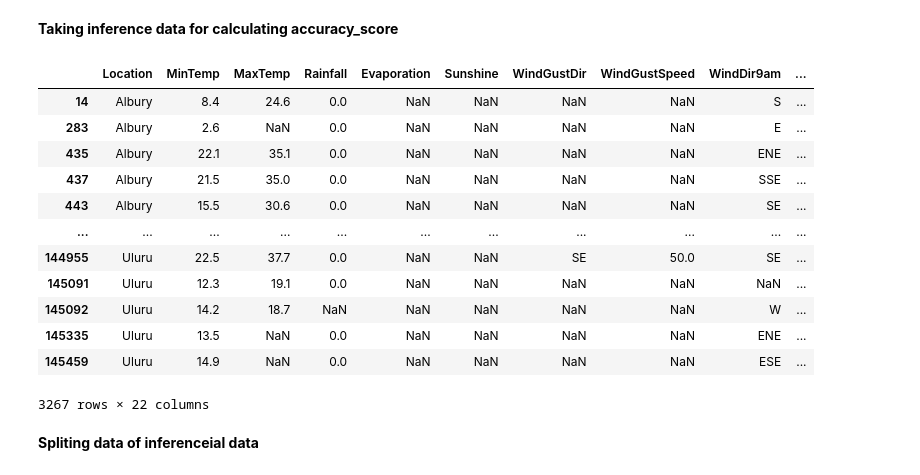
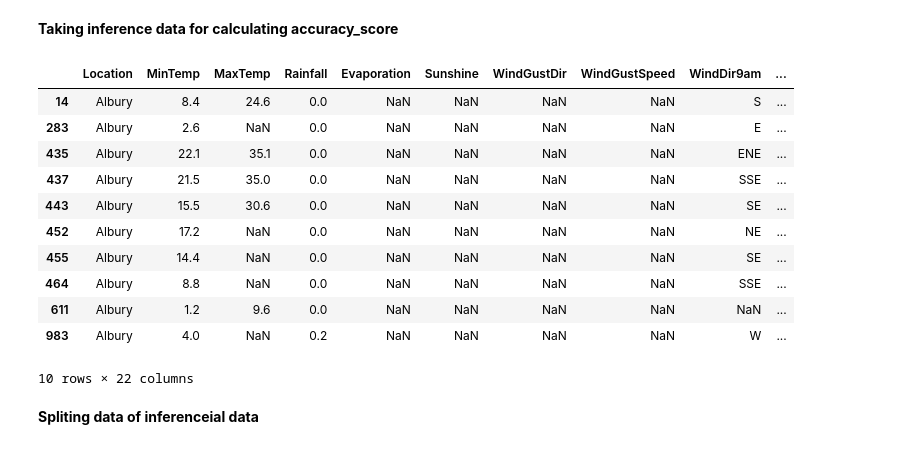
Before and after one commit to NileshCT/Linear_Regression_Modelling, a Jupyter notebook: ML_Classification_Modelling_WeatherAUS_.ipynb, the cells around one changed output. Saved outputs shown, nothing was run; the diff lists cells and outputs as text; code cells hidden in the pictures.

```diff
--- a/ML_Classification_Modelling_WeatherAUS_.ipynb
+++ b/ML_Classification_Modelling_WeatherAUS_.ipynb
@@ -287,21 +287,20 @@ Model accuracy score: 0.8411
 # %% [markdown]
 **Taking inference data for calculating accuracy_score**
 # %%
-df1_inference
+df1_inference.head(10)
 # %% [output]
 |  | Location | MinTemp | MaxTemp | Rainfall | Evaporation | Sunshine | WindGustDir | WindGustSpeed | WindDir9am | ... |
 | 14 | Albury | 8.4 | 24.6 | 0.0 | NaN | NaN | NaN | NaN | S | ... |
 | 283 | Albury | 2.6 | NaN | 0.0 | NaN | NaN | NaN | NaN | E | ... |
 | 435 | Albury | 22.1 | 35.1 | 0.0 | NaN | NaN | NaN | NaN | ENE | ... |
 | 437 | Albury | 21.5 | 35.0 | 0.0 | NaN | NaN | NaN | NaN | SSE | ... |
 | 443 | Albury | 15.5 | 30.6 | 0.0 | NaN | NaN | NaN | NaN | SE | ... |
-| ... | ... | ... | ... | ... | ... | ... | ... | ... | ... | ... |
-| 144955 | Uluru | 22.5 | 37.7 | 0.0 | NaN | NaN | SE | 50.0 | SE | ... |
-| 145091 | Uluru | 12.3 | 19.1 | 0.0 | NaN | NaN | NaN | NaN | NaN | ... |
-| 145092 | Uluru | 14.2 | 18.7 | NaN | NaN | NaN | NaN | NaN | W | ... |
-| 145335 | Uluru | 13.5 | NaN | 0.0 | NaN | NaN | NaN | NaN | ENE | ... |
-| 145459 | Uluru | 14.9 | NaN | 0.0 | NaN | NaN | NaN | NaN | ESE | ... |
+| 452 | Albury | 17.2 | NaN | 0.0 | NaN | NaN | NaN | NaN | NE | ... |
+| 455 | Albury | 14.4 | NaN | 0.0 | NaN | NaN | NaN | NaN | SE | ... |
+| 464 | Albury | 8.8 | NaN | 0.0 | NaN | NaN | NaN | NaN | SSE | ... |
+| 611 | Albury | 1.2 | 9.6 | 0.0 | NaN | NaN | NaN | NaN | NaN | ... |
+| 983 | Albury | 4.0 | NaN | 0.2 | NaN | NaN | NaN | NaN | W | ... |
-3267 rows × 22 columns
+10 rows × 22 columns
 # %% [markdown]
 **Spliting data of inferenceial data**
 # %%
```
Also changed, not shown: parts of 29 cells of this notebook.
